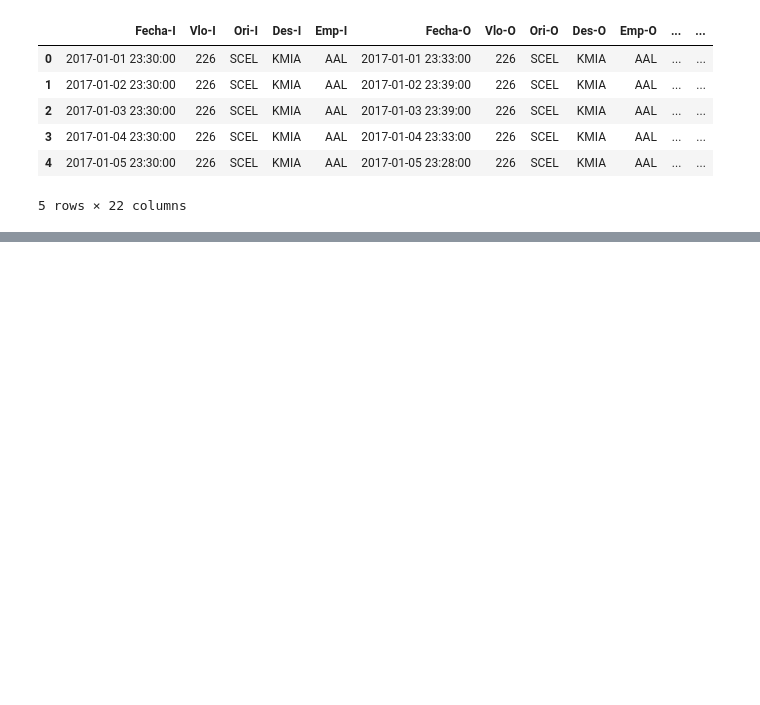
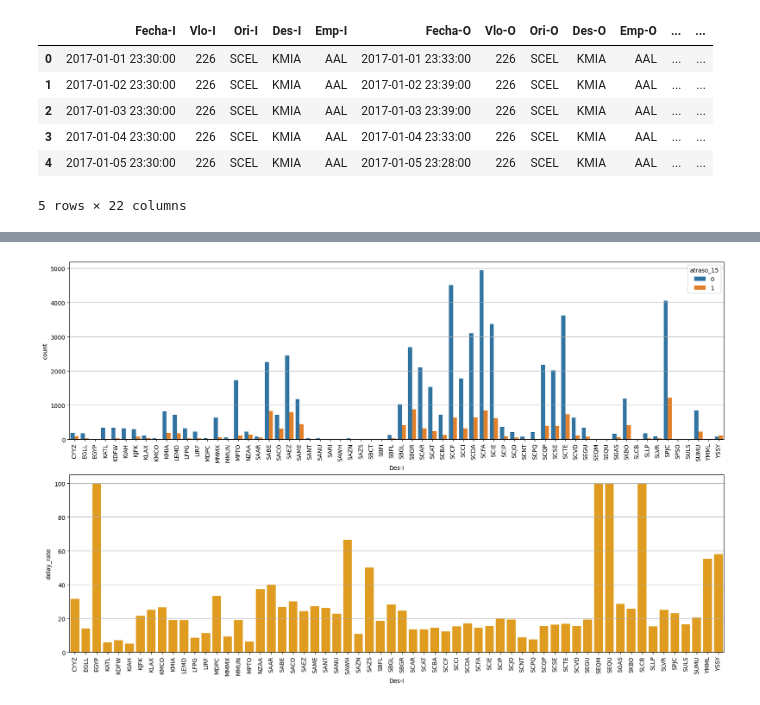
Before and after one commit to AlonsoLetelier/Data-Scientist-Challenge-LATAM, a Jupyter notebook: solutions.ipynb, the cells around one changed output, grey strips where cells are left out. Saved outputs shown, nothing was run; the diff lists cells and outputs as text; code cells hidden in the pictures; blank space fills up the shorter version.

Commit message:
docs: added analysis for crafted variables.

```diff
--- a/solutions.ipynb
+++ b/solutions.ipynb
@@ -411,5 +411,7 @@ display(flight_delay_data[night_condition].head())
 | 3 | 2017-01-04 23:30:00 | 226 | SCEL | KMIA | AAL | 2017-01-04 23:33:00 | 226 | SCEL | KMIA | AAL | ... | ... |
 | 4 | 2017-01-05 23:30:00 | 226 | SCEL | KMIA | AAL | 2017-01-05 23:28:00 | 226 | SCEL | KMIA | AAL | ... | ... |
 5 rows × 22 columns
+# %%
+flight_delay_data['periodo_dia'] = flight_delay_data['periodo_dia'].astype('string')
 # %%
 flight_delay_data.to_csv('Data/synthetic_features.csv', index=False)
@@ -415,0 +447,14 @@ flight_delay_data.to_csv('Data/synthetic_features.csv', index=False)
+# %%
+def compute_delay_rate_cases(flight_delay_data, variable):
+    dict_results = {}
+    for var, df_var in flight_delay_data.groupby(variable):
+        df_var_size = df_var.shape[0]
+        for delay, delay_df in df_var.groupby("atraso_15"):
+            if delay == 1:
+                df_delay_size = delay_df.shape[0]
+                rate_delay = df_delay_size/df_var_size
+                dict_results[var] = rate_delay*100
+    rate_data_var = pd.DataFrame(dict_results, index=["delay_rate"]).T
+    return (rate_data_var.reset_index(level=0)).rename(columns={"index": variable})
+# %%
+rate_data_dest = compute_delay_rate_cases(flight_delay_data, "Des-I")
@@ -415,0 +463,29 @@ flight_delay_data.to_csv('Data/synthetic_features.csv', index=False)
+# %%
+fig, ax = plt.subplots(2, figsize=(20,12))
+
+
+sns.countplot(
+    ax=ax[0],
+    data=flight_delay_data.sort_values(by="Des-I"),
+    x='Des-I',
+    hue="atraso_15"
+)
+
+ax[0].tick_params(axis='x', rotation=90)
+
+
+sns.barplot(
+    ax=ax[1],
+    data=rate_data_dest,
+    x='Des-I',
+    y="delay_rate",
+    color="orange"
+)
+
+ax[1].tick_params(axis='x', rotation=90)
+
+
+
+plt.show()
+# %% [output]
+[figure, added]
```
Also changed, not shown: parts of 46 cells of this notebook.
